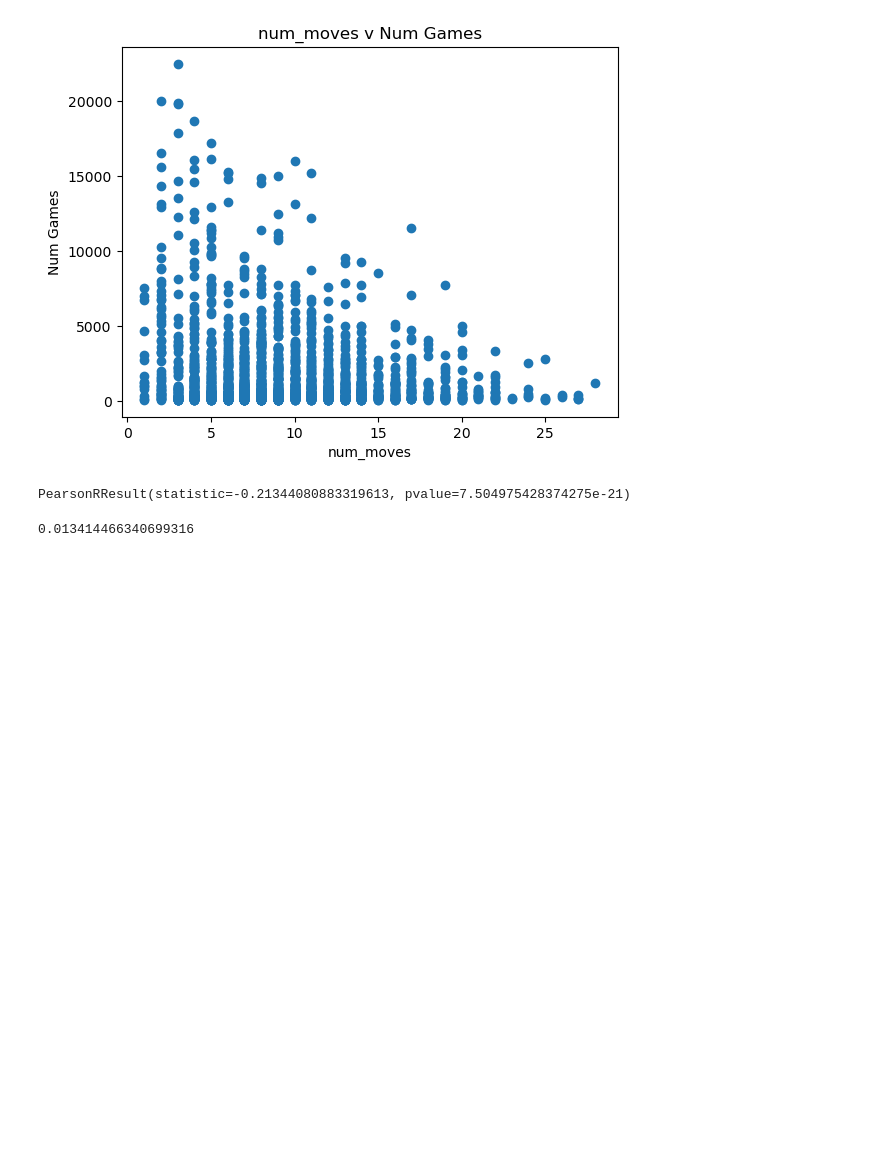
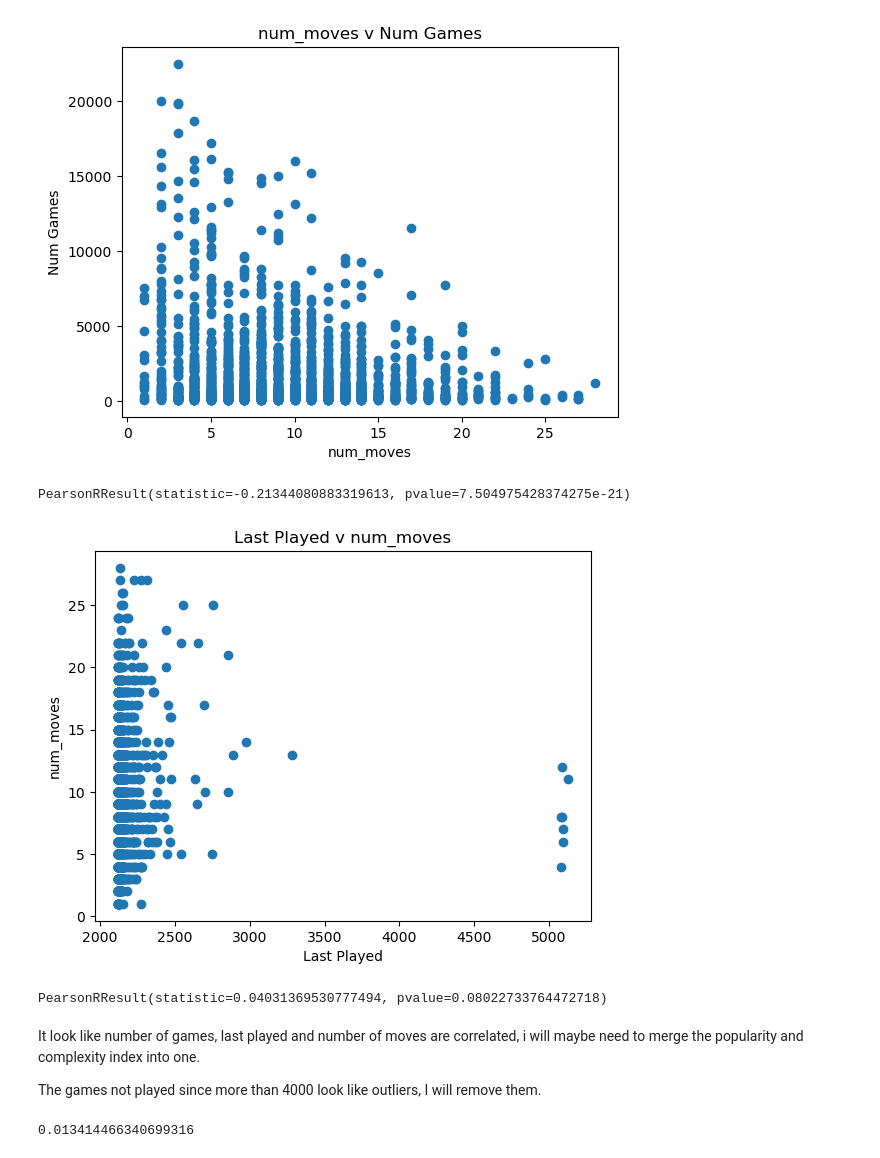
Before and after one commit to alexandredesbos/DAV-CA1, a Jupyter notebook: main.ipynb, the cells around one changed output. Saved outputs shown, nothing was run; the diff lists cells and outputs as text; code cells hidden in the pictures; blank space fills up the shorter version.

Commit message:
research on data corellation

```diff
--- a/main.ipynb
+++ b/main.ipynb
@@ -199,6 +217,22 @@ print(corr)
 # %% [output]
 [figure]
 PearsonRResult(statistic=-0.21344080883319613, pvalue=7.504975428374275e-21)
+# %%
+plt.title("Last Played v num_moves")
+plt.xlabel("Last Played")
+plt.ylabel("num_moves")
+plt.scatter(data['Last_played'], data['num_moves'])
+plt.show()
+
+corr = pearsonr(data['Last_played'], data['num_moves'])
+print(corr)
+# %% [output]
+[figure, added]
+PearsonRResult(statistic=0.04031369530777494, pvalue=0.08022733764472718)
+# %% [markdown]
+It look like number of games, last played and number of moves are correlated, i will maybe need to merge the popularity and complexity index into one.
+
+The games not played since more than 4000 look like outliers, I will remove them.
 # %%
 import numpy as np
 from sklearn.linear_model import LinearRegression
```
Also changed, not shown: parts of 3 cells of this notebook.
